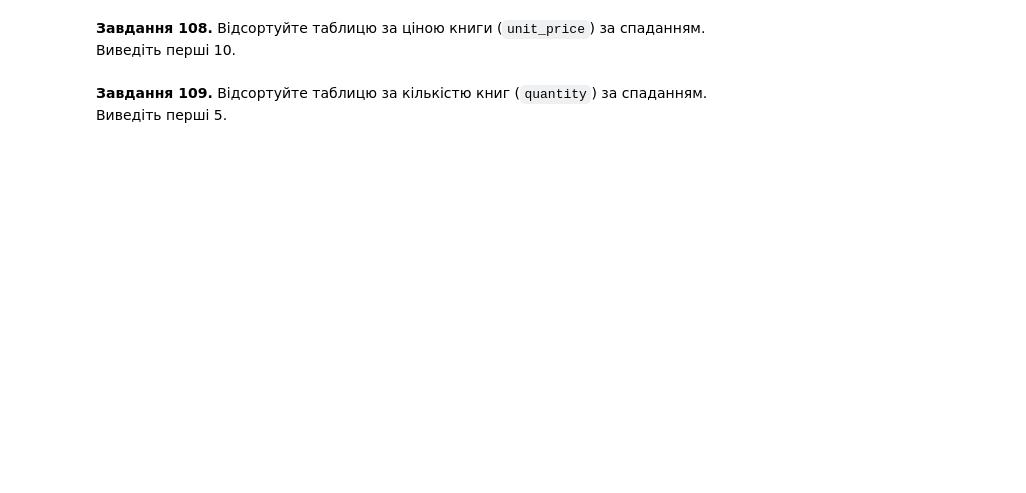
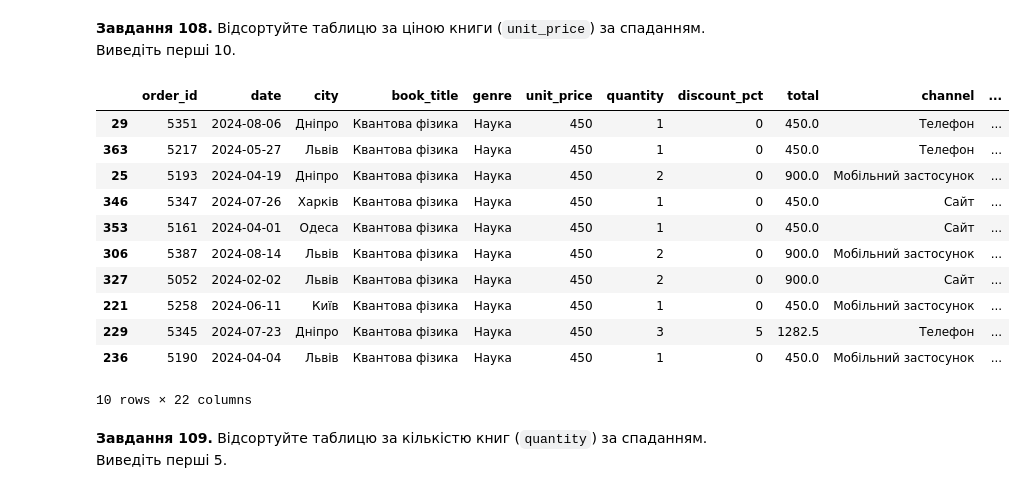
Before and after one commit to DymaStar/DTA_2026, a Jupyter notebook: HW/HW_DimaStar2605_"pandas_practice_120_ipynb".ipynb, the cells around one changed output. Saved outputs shown, nothing was run; the diff lists cells and outputs as text; code cells hidden in the pictures; blank space fills up the shorter version.

```diff
--- a/HW/HW_DimaStar2605_"pandas_practice_120_ipynb".ipynb
+++ b/HW/HW_DimaStar2605_"pandas_practice_120_ipynb".ipynb
@@ -1799,6 +1808,20 @@ df.sort_values("total", ascending=False).head(5)
 **Завдання 108.** Відсортуйте таблицю за ціною книги (`unit_price`) за спаданням. Виведіть перші 10.
 # %%
 # Завдання 108:
+df.sort_values("unit_price", ascending=False).head(10)
+# %% [output]
+|  | order_id | date | city | book_title | genre | unit_price | quantity | discount_pct | total | channel | ... |
+| 29 | 5351 | 2024-08-06 | Дніпро | Квантова фізика | Наука | 450 | 1 | 0 | 450.0 | Телефон | ... |
+| 363 | 5217 | 2024-05-27 | Львів | Квантова фізика | Наука | 450 | 1 | 0 | 450.0 | Телефон | ... |
+| 25 | 5193 | 2024-04-19 | Дніпро | Квантова фізика | Наука | 450 | 2 | 0 | 900.0 | Мобільний застосунок | ... |
+| 346 | 5347 | 2024-07-26 | Харків | Квантова фізика | Наука | 450 | 1 | 0 | 450.0 | Сайт | ... |
+| 353 | 5161 | 2024-04-01 | Одеса | Квантова фізика | Наука | 450 | 1 | 0 | 450.0 | Сайт | ... |
+| 306 | 5387 | 2024-08-14 | Львів | Квантова фізика | Наука | 450 | 2 | 0 | 900.0 | Мобільний застосунок | ... |
+| 327 | 5052 | 2024-02-02 | Львів | Квантова фізика | Наука | 450 | 2 | 0 | 900.0 | Сайт | ... |
+| 221 | 5258 | 2024-06-11 | Київ | Квантова фізика | Наука | 450 | 1 | 0 | 450.0 | Мобільний застосунок | ... |
+| 229 | 5345 | 2024-07-23 | Дніпро | Квантова фізика | Наука | 450 | 3 | 5 | 1282.5 | Телефон | ... |
+| 236 | 5190 | 2024-04-04 | Львів | Квантова фізика | Наука | 450 | 1 | 0 | 450.0 | Мобільний застосунок | ... |
+10 rows × 22 columns
 # %% [markdown]
 **Завдання 109.** Відсортуйте таблицю за кількістю книг (`quantity`) за спаданням. Виведіть перші 5.
 # %%
```
Also changed, not shown: parts of 15 cells of this notebook.
